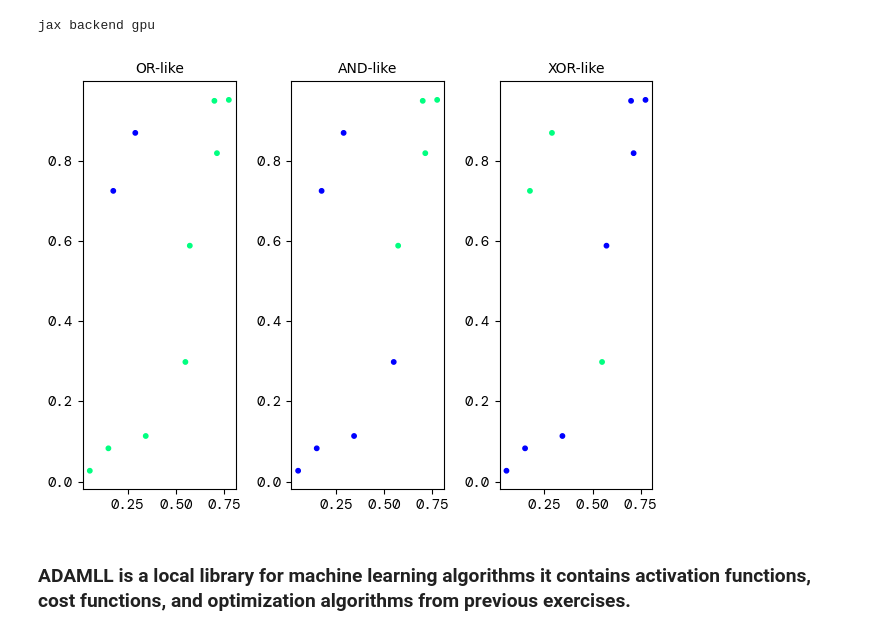
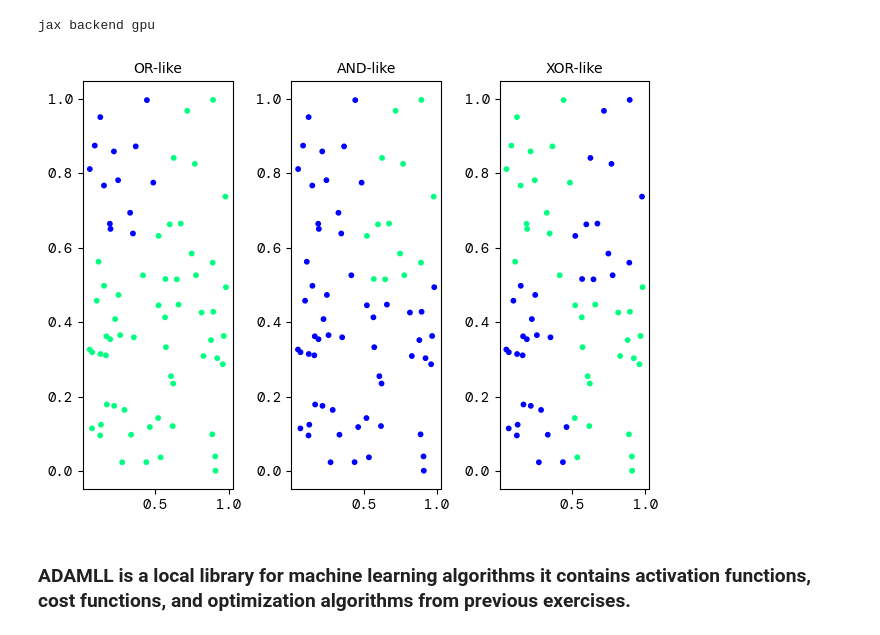
Before and after one commit to bragewiseth/MachineLearningProjects, a Jupyter notebook: weekley_exsercises/week43-44/exercises43-44.ipynb, the cells around one changed output. Cells and saved outputs as stored; diff of their text form; code cells hidden in the pictures.

```diff
--- a/weekley_exsercises/week43-44/exercises43-44.ipynb
+++ b/weekley_exsercises/week43-44/exercises43-44.ipynb
@@ -13,24 +13,24 @@ key = jax.random.PRNGKey(2024)
 jax backend gpu
 # %%
 # we can generate a OR-like , AND-like and XOR-like dataset with float values
-x = jax.random.uniform(key, shape=(10,2), minval=0, maxval=1)
+x = jax.random.uniform(key, shape=(70,2), minval=0, maxval=1)
 
 t_or = (x[:,0] >= 0.5) | (x[:,1] < 0.6)
 t_and = (x[:,0] >= 0.5) & (x[:,1] > 0.5)
 t_xor = (x[:,0] >= 0.5) ^ (x[:,1] > 0.5)
 
 
 fig, ax = plt.subplots(1, 3)
 ax[0].scatter(x[:,0],x[:,1], s=10, c=t_or, cmap='winter')
 ax[0].set_title("OR-like", font='sans')
 ax[1].scatter(x[:,0],x[:,1], s=10, c=t_and, cmap='winter')
 ax[1].set_title("AND-like", font='sans')
 ax[2].scatter(x[:,0],x[:,1], s=10, c=t_xor, cmap='winter')
 ax[2].set_title("XOR-like", font='sans')
 fig.tight_layout()
 plt.show()
 # %% [output]
-[figure, old version]
+[figure, new version]
 # %%
 from sklearn.preprocessing import StandardScaler
 from sklearn.model_selection import train_test_split
```
Also changed, not shown: parts of 5 cells of this notebook, 1 other file.
